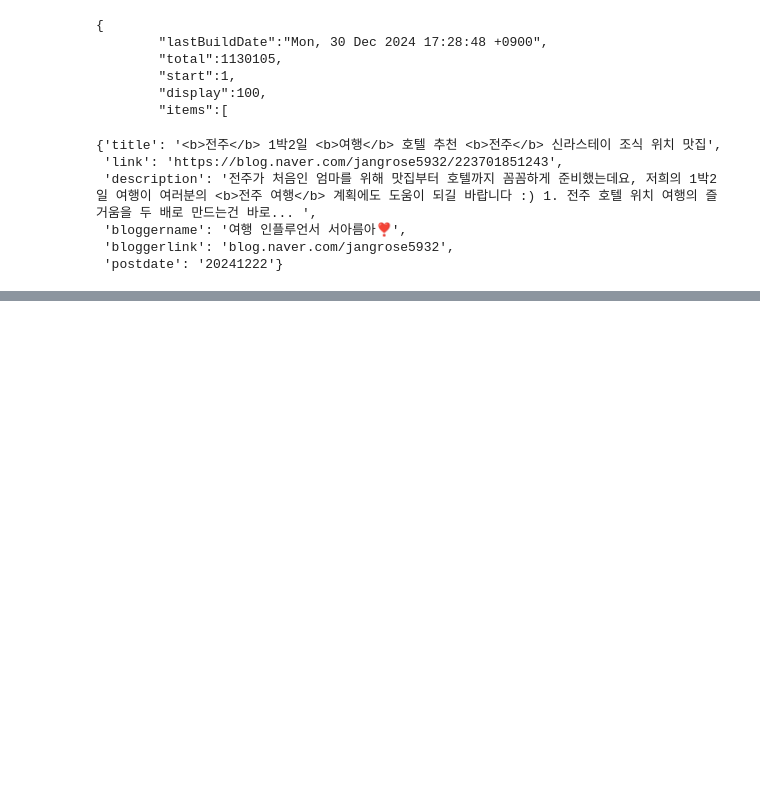
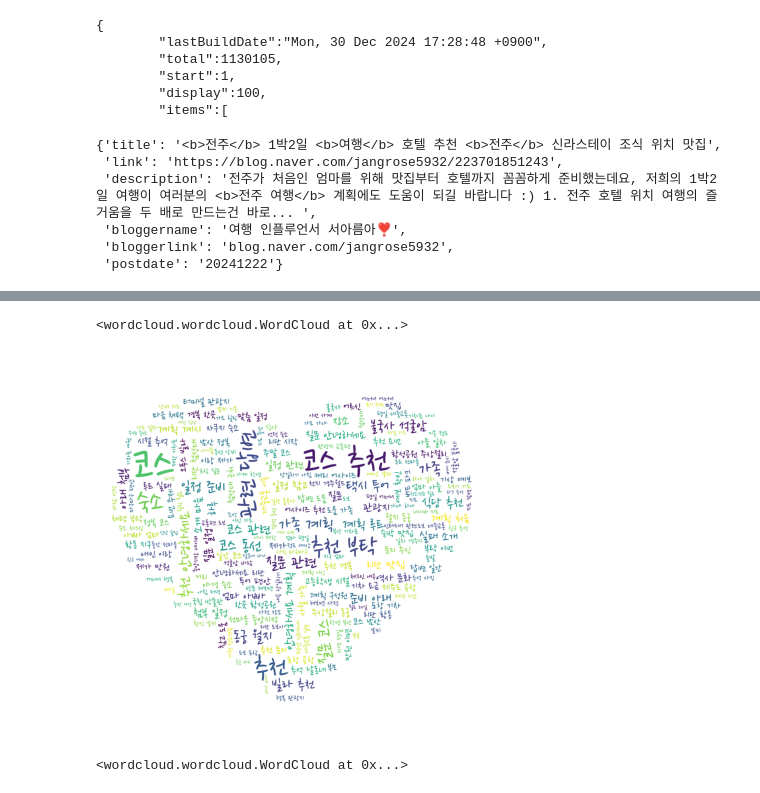
Before and after one commit to sehyeon24/ai, a Jupyter notebook: source/10_자연어처리/ch02_한글형태소분석_Quiz.ipynb, the cells around one changed output, grey strips where cells are left out. Cells and saved outputs as stored; diff of their text form; code cells hidden in the pictures; blank space fills up the shorter version.

```diff
--- a/source/10_자연어처리/ch02_한글형태소분석_Quiz.ipynb
+++ b/source/10_자연어처리/ch02_한글형태소분석_Quiz.ipynb
@@ -182,0 +590,32 @@ df.head()
+# %%
+# 생성된 wordcloud 이미지 저장
+wordcloud.to_file('data/jeonju_cloud.jpg')
+# %% [output]
+<wordcloud.wordcloud.WordCloud at 0x...>
+# %%
+from PIL import Image
+mask = np.array(Image.open('data/heart.jpg'))
+# mask.shape  # RGB+alpha
+불용어 = set(['경주여행', '전주여행'])
+
+wordcloud = WordCloud(
+                font_path=font_path,
+                background_color='white',
+                colormap=color_map,
+                max_words=200,
+                max_font_size=200,
+                scale=2,  # 이미지 크기의 비율(값이 클수록 이미지 저장 시 선명도가 높아짐)
+                stopwords=불용어,
+                mask=mask,
+                random_state=4  # 랜덤 시드값을 맞추면 같은 모양의 워드 클라우드가 생성됨
+).generate(gyeongju)
+plt.imshow(wordcloud)
+plt.axis('off')
+plt.show()
+# %% [output]
+[figure, added]
+# %%
+# 생성된 wordcloud 이미지 저장
+wordcloud.to_file('data/gyeongju_cloud.png')
+# %% [output]
+<wordcloud.wordcloud.WordCloud at 0x...>
```
Also changed, not shown: parts of 41 cells of this notebook, 8 other files.
